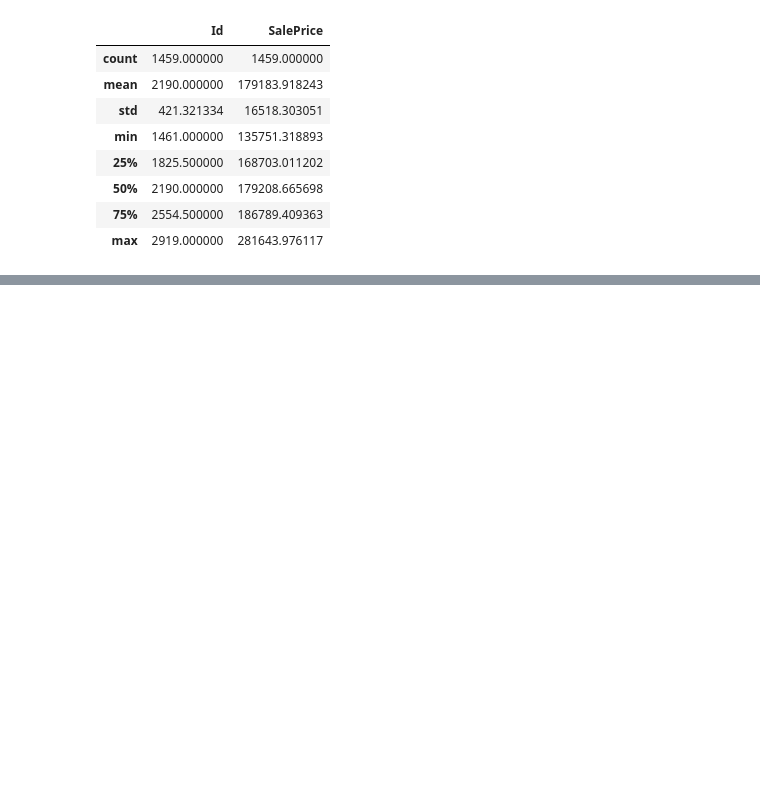
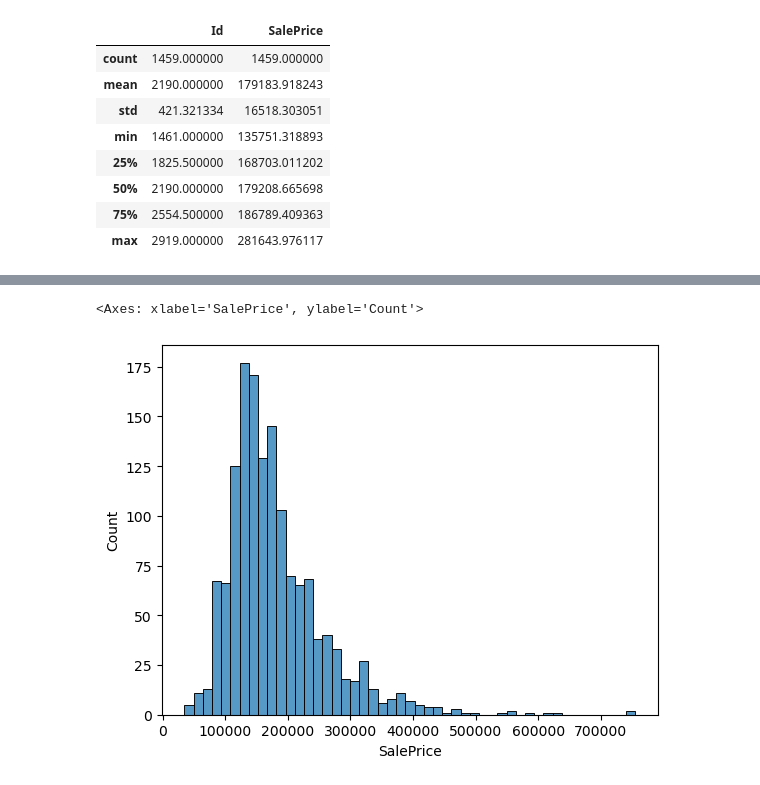
Before and after one commit to Angela-Mukulu-Mwanzia/Phase_3_House-Prices_Feature_engineering, a Jupyter notebook: Index_Gilbert.ipynb, the cells around one changed output, grey strips where cells are left out. Saved outputs shown, nothing was run; the diff lists cells and outputs as text; code cells hidden in the pictures; blank space fills up the shorter version.

```diff
--- a/Index_Gilbert.ipynb
+++ b/Index_Gilbert.ipynb
@@ -304,0 +325,5 @@ df_sample.describe()
+# %%
+sns.histplot(df_train_cleaned, x=df_train_cleaned["SalePrice"])
+# %% [output]
+<Axes: xlabel='SalePrice', ylabel='Count'>
+[figure, added]
```
Also changed, not shown: parts of 9 cells of this notebook.
